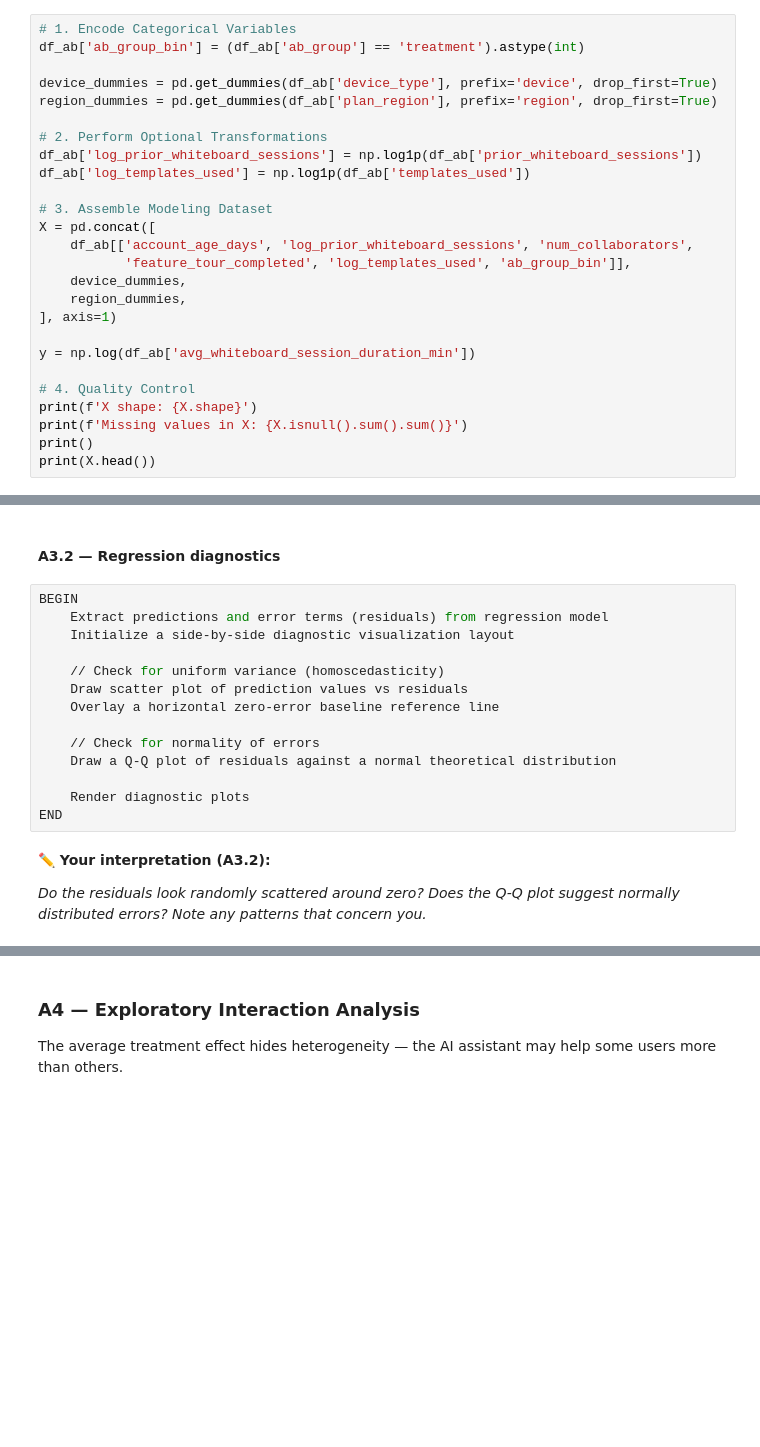
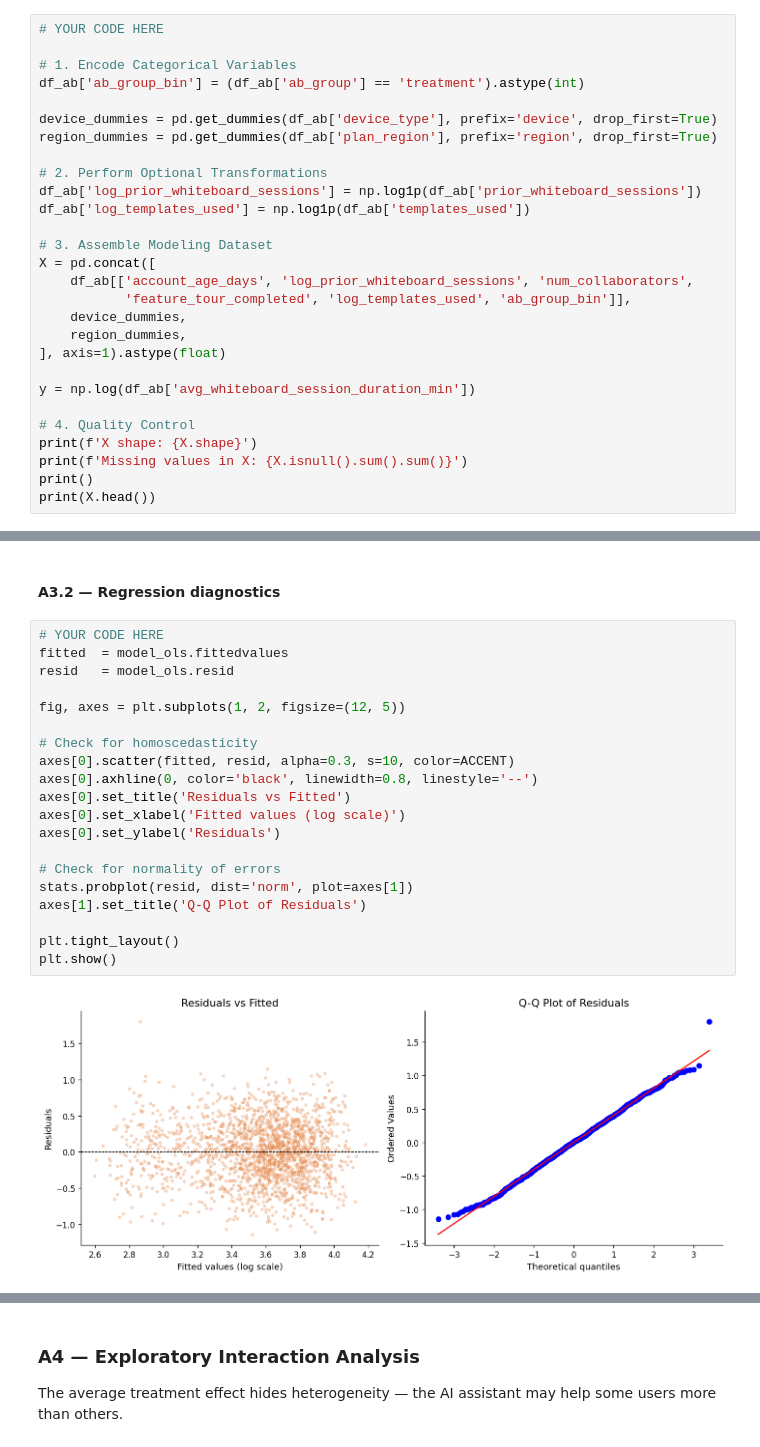
Before and after one commit to ekam-n/iat-461, a Jupyter notebook: Assignments/A2/iat461_a2_EkamNijjar_301457886.ipynb, the cells around one changed output, grey strips where cells are left out. Drawn from its saved outputs; the diff is of its cells as text; blank space fills up the shorter version.

```diff
--- a/Assignments/A2/iat461_a2_EkamNijjar_301457886.ipynb
+++ b/Assignments/A2/iat461_a2_EkamNijjar_301457886.ipynb
@@ -266,6 +266,8 @@ Among the numerical predictors, prior_whiteboard_sessions (r = 0.182), templates
 
 Prepare your feature matrix for OLS. Exclude the two problematic variables identified in A1.
 # %%
+# YOUR CODE HERE
+
 # 1. Encode Categorical Variables
 df_ab['ab_group_bin'] = (df_ab['ab_group'] == 'treatment').astype(int)
 
@@ -282,7 +284,7 @@ X = pd.concat([
            'feature_tour_completed', 'log_templates_used', 'ab_group_bin']],
     device_dummies,
     region_dummies,
-], axis=1)
+], axis=1).astype(float)
 
 y = np.log(df_ab['avg_whiteboard_session_duration_min'])
 
@@ -375,20 +421,24 @@ END
 # %% [markdown]
 #### A3.2 — Regression diagnostics
-# %%
-BEGIN
-    Extract predictions and error terms (residuals) from regression model
-    Initialize a side-by-side diagnostic visualization layout
-
-    // Check for uniform variance (homoscedasticity)
-    Draw scatter plot of prediction values vs residuals
-    Overlay a horizontal zero-error baseline reference line
-
-    // Check for normality of errors
-    Draw a Q-Q plot of residuals against a normal theoretical distribution
-
-    Render diagnostic plots
-END
-# %% [markdown]
-**✏️ Your interpretation (A3.2):**
-
-*Do the residuals look randomly scattered around zero? Does the Q-Q plot suggest normally distributed errors? Note any patterns that concern you.*
+# %%
+# YOUR CODE HERE
+fitted  = model_ols.fittedvalues
+resid   = model_ols.resid
+
+fig, axes = plt.subplots(1, 2, figsize=(12, 5))
+
+# Check for homoscedasticity
+axes[0].scatter(fitted, resid, alpha=0.3, s=10, color=ACCENT)
+axes[0].axhline(0, color='black', linewidth=0.8, linestyle='--')
+axes[0].set_title('Residuals vs Fitted')
+axes[0].set_xlabel('Fitted values (log scale)')
+axes[0].set_ylabel('Residuals')
+
+# Check for normality of errors
+stats.probplot(resid, dist='norm', plot=axes[1])
+axes[1].set_title('Q-Q Plot of Residuals')
+
+plt.tight_layout()
+plt.show()
+# %% [output]
+[figure, added]
```
Also changed, not shown: parts of 7 cells of this notebook.
